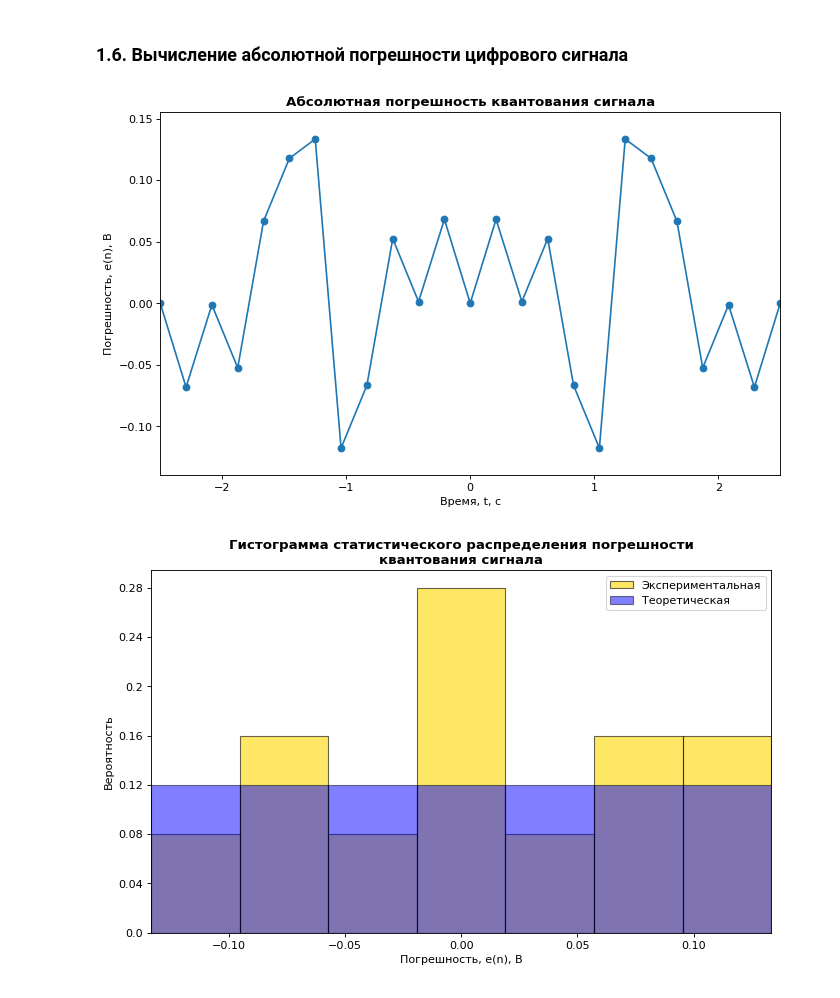
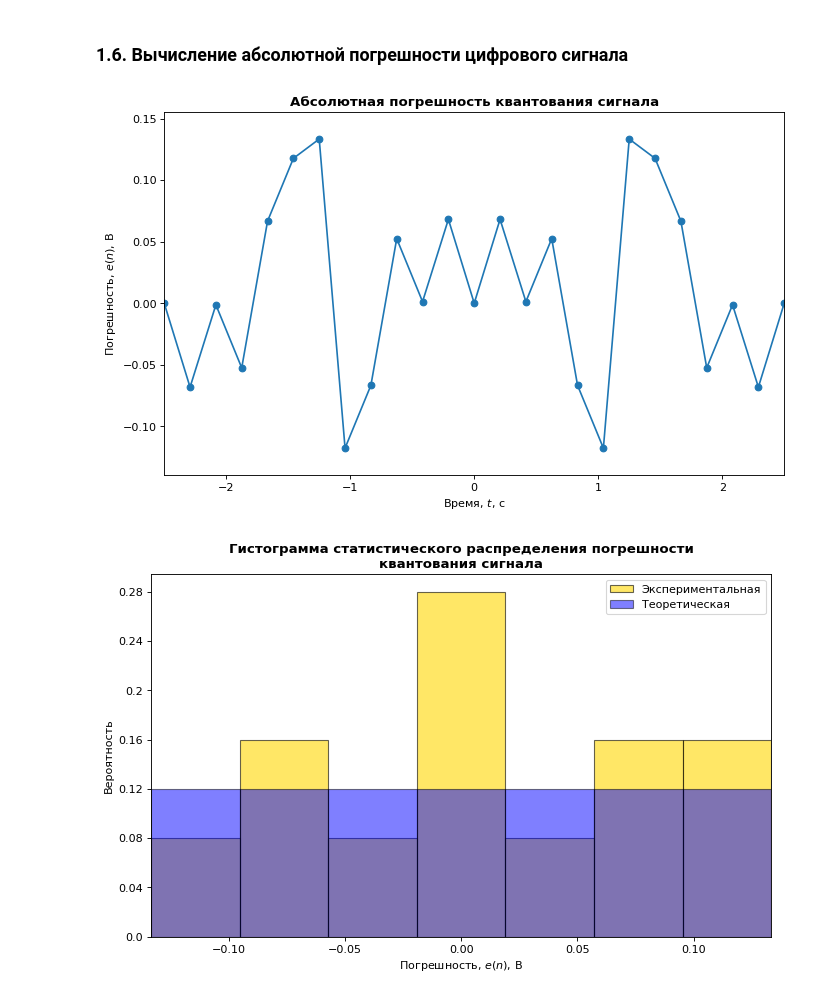
Before and after one commit to SakuraOneLove/DSP-2020, a Jupyter notebook: 1.ipynb, the cells around one changed output. Saved outputs shown, nothing was run; the diff lists cells and outputs as text; code cells hidden in the pictures.

```diff
--- a/1.ipynb
+++ b/1.ipynb
@@ -131,35 +131,35 @@ ex = D - xd  # Формирование значений
 # %%
 plt.figure(figsize=(10, 6), dpi=80) # Задания размера картинки в дюймах и плотности пикселей
 plt.title("Абсолютная погрешность квантования сигнала", fontweight="bold")  # Заголовок с жирным шрифтом
-plt.ylabel("Погрешность, e(n), В")  # Надпись оси ординат
-plt.xlabel("Время, t, с")   # Надпись оси абсцисс
+plt.ylabel(r"Погрешность, $\mathit{e(n)}$, В")  # Надпись оси ординат
+plt.xlabel(r"Время, $\mathit{t}$, с")   # Надпись оси абсцисс
 plt.xlim(tmin, tmax)    # Предел значений графика по оси абсцисс
 plt.scatter(td, ex) # Построение точечного графика
 plt.plot(td, ex)    # Соединение точек на графике
 
 plt.show()  # Отображение графика
 # %% [output]
-[figure, old version]
+[figure, new version]
 # %%
 nBars = 8   # Количество диапазонов отклонений
 edges = np.linspace(-A / (N - 1), A / (N - 1), nBars)   # Формирование границ диапазонов
 # %%
 plt.figure(figsize=(10, 6), dpi=80)   # Задания размера картинки в дюймах и плотности пикселей
 axis = plt.axes()   # Получение осей графика
 plt.title("""Гистограмма статистического распределения погрешности
 квантования сигнала""", fontweight="bold")  # Заголовок с жирным шрифтом
 plt.ylabel("Вероятность")   # Надпись оси ординат
-plt.xlabel("Погрешность, e(n), В")  # Надпись оси абсцисс
+plt.xlabel(r"Погрешность, $\mathit{e(n)}$, В")  # Надпись оси абсцисс
 plt.xlim(edges[0], edges[-1])   # Пределы по оси абсцисс
 an, bins, patchs = plt.hist(ex, edges, color="gold", alpha=0.6, edgecolor="black", label="Экспериментальная")
 norm = np.array([np.random.uniform(edges[i], edges[i + 1]) for j in range(int(np.round(an.sum() / nBars))) for i in range(nBars - 1)])  # Рачёт нормализации
 plt.hist(norm, edges, color="blue", alpha=0.5, edgecolor="black", label="Теоретическая")
 plt.legend()    # Добавление подписей к графикам
 
 hist_sum = an.sum()
 prob = np.array([el / hist_sum for el in an])   # Расчёт вероятностей
 axis.set_yticklabels(np.linspace(0, prob.max(), an.size + 1))   # Нанесение вероятностей на ось ординат
 
 plt.show()  # Отображение графика
 # %% [output]
-[figure, old version]
+[figure, new version]
```
Also changed, not shown: parts of 4 cells of this notebook.
